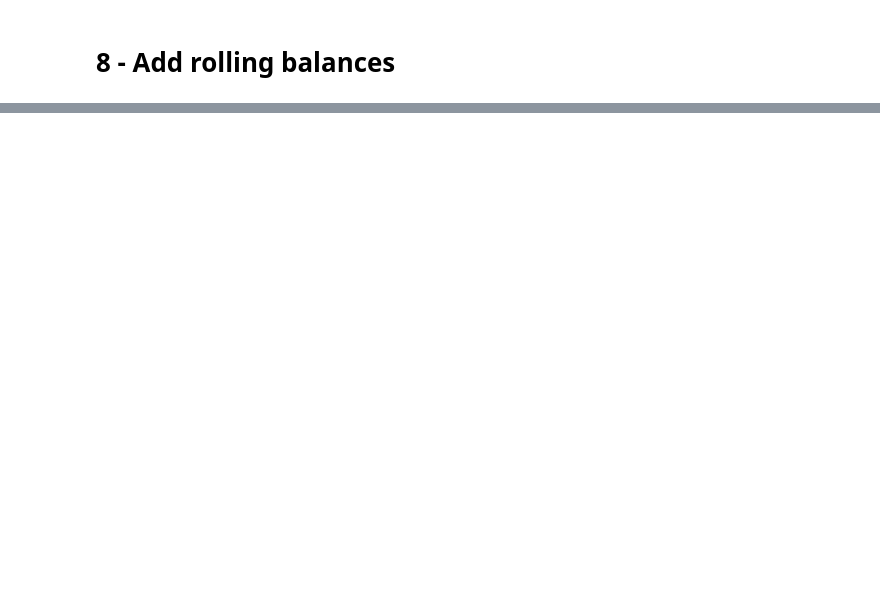
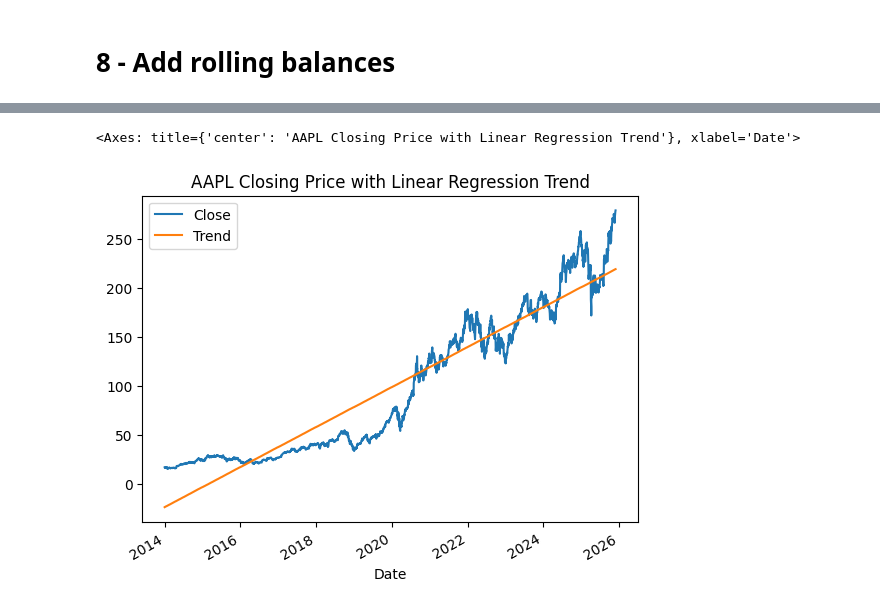
Before and after one commit to Mr-Scarf/programming-for-data-analytics, a Jupyter notebook: project/Project.ipynb, the cells around one changed output, grey strips where cells are left out. Saved outputs shown, nothing was run; the diff lists cells and outputs as text; code cells hidden in the pictures; blank space fills up the shorter version.

Commit message:
Add Linear Regression ( Apple Stock)

```diff
--- a/project/Project.ipynb
+++ b/project/Project.ipynb
@@ -577,0 +593,25 @@ plt.show()
+# %%
+from sklearn.linear_model import LinearRegression
+
+#Adapted code from lecture notes & Github Copilot
+
+# 1. Extract Apple closing prices into a simple DataFrame
+aapl = df[[('AAPL', 'Close')]].copy()
+aapl.columns = ['Close']   # flatten MultiIndex
+
+# 2. Create X (time index) and y (price)
+X = np.arange(len(aapl)).reshape(-1, 1)
+y = aapl['Close'].values
+
+# 3. Fit Linear Regression estimator
+model = LinearRegression()
+model.fit(X, y)
+
+# 4. Add regression trend line
+aapl['Trend'] = model.predict(X)
+
+# 5. Plot actual prices vs trend
+aapl[['Close', 'Trend']].plot(title='AAPL Closing Price with Linear Regression Trend')
+# %% [output]
+<Axes: title={'center': 'AAPL Closing Price with Linear Regression Trend'}, xlabel='Date'>
+[figure, added]
```
Also changed, not shown: parts of 12 cells of this notebook, 1 other file.
